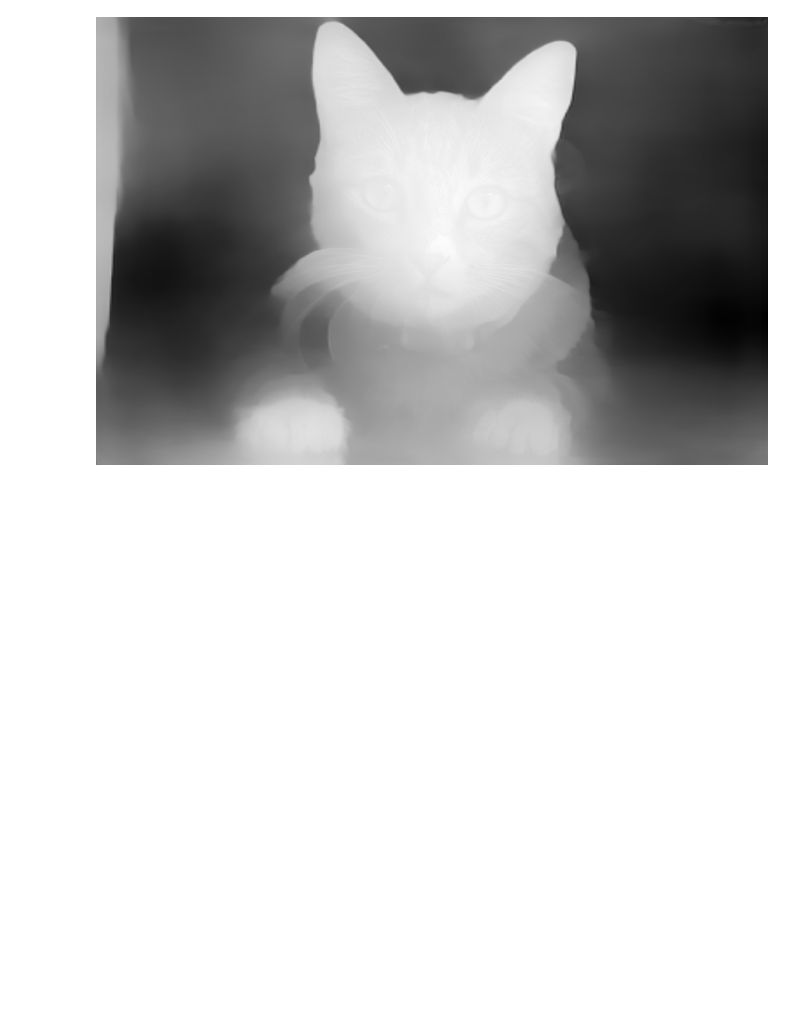
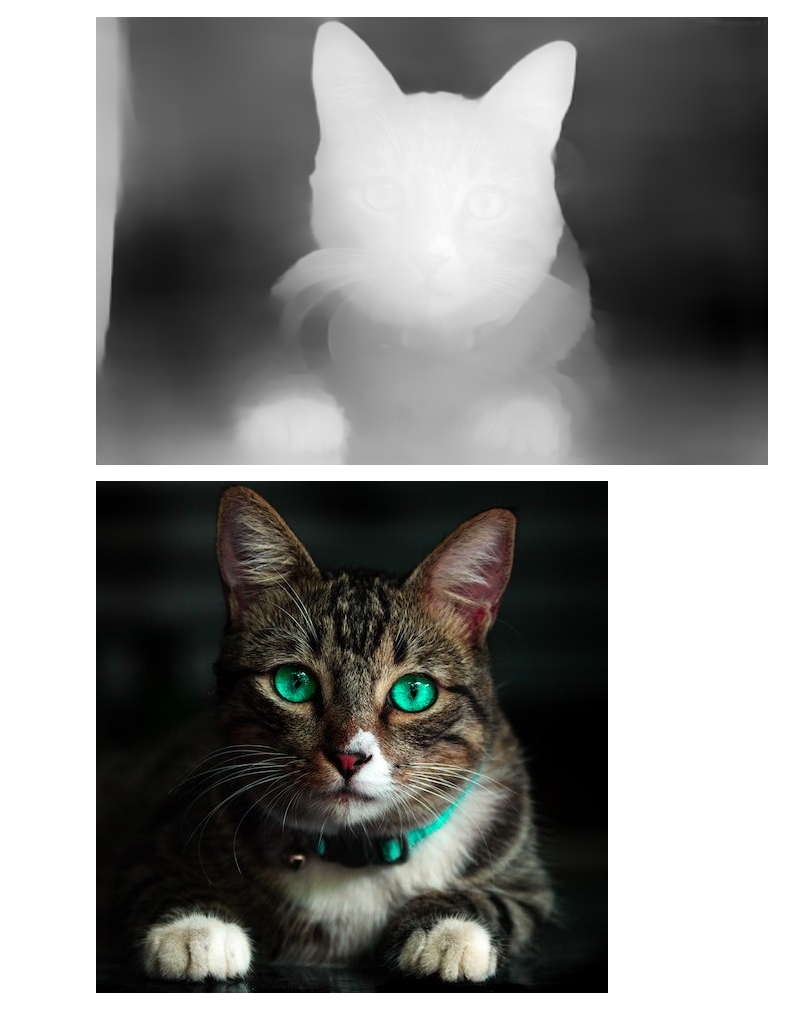
Before and after one commit to cj-mills/cjm-pil-utils, a Jupyter notebook: nbs/00_core.ipynb, the cells around one changed output. Drawn from its saved outputs; the diff is of its cells as text; code cells hidden in the pictures; blank space fills up the shorter version.

Commit message:
Add crop_square function.

```diff
--- a/nbs/00_core.ipynb
+++ b/nbs/00_core.ipynb
@@ -214,6 +214,34 @@ img_1, img_2 = (Image.open(path) for path in img_paths)
 avg_images(img_1.convert('L'), img_2, 0.05)
 # %% [output]
 [figure]
+# %%
+#| export
+def crop_square(img:'Image'): # The PIL Imag to crop
+    """
+    This function takes a `PIL.Image` as input and returns a center square cropped version of the image.
+    """
+
+    # Initialize an empty box list
+    box = []
+
+    # Get the width and height of the image
+    width, height = img.size
+
+    # Calculate the offset to make the image square
+    offset = (width-height if width > height else height-width)/2
+
+    # Define the crop box to make the image square
+    if width > height:
+        box = [offset, 0, width-offset, height]
+    else:
+        box = [0, offset, width, height-offset]
+
+    # Return the cropped image
+    return img.crop(box)
+# %%
+crop_square(src_img)
+# %% [output]
+[figure, added]
 # %%
 #| hide
 import nbdev; nbdev.nbdev_export()
```
Also changed, not shown: 6 other files.
